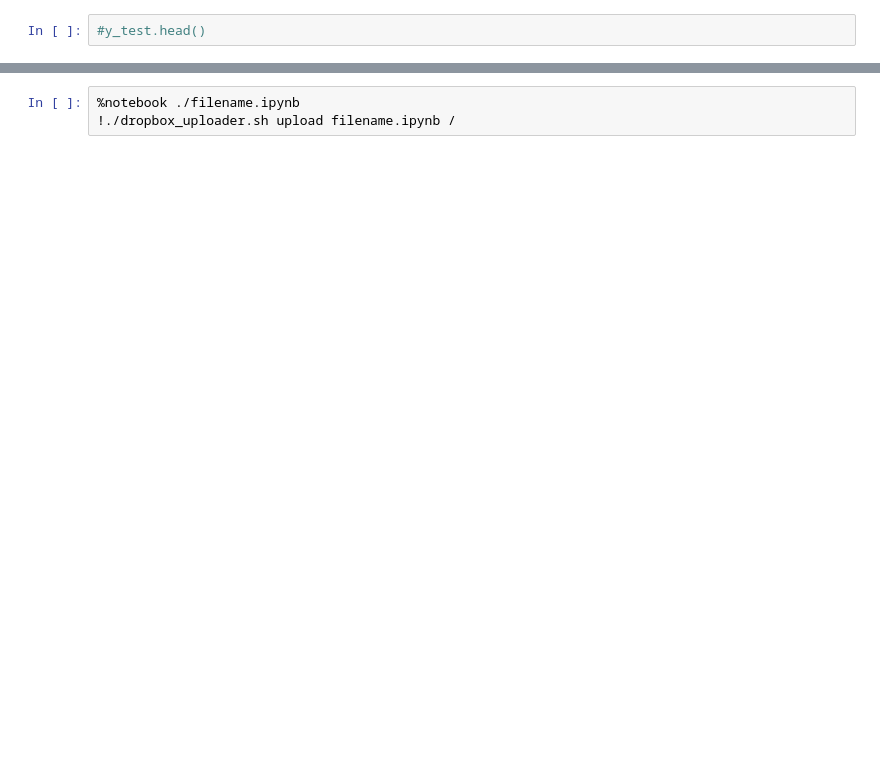
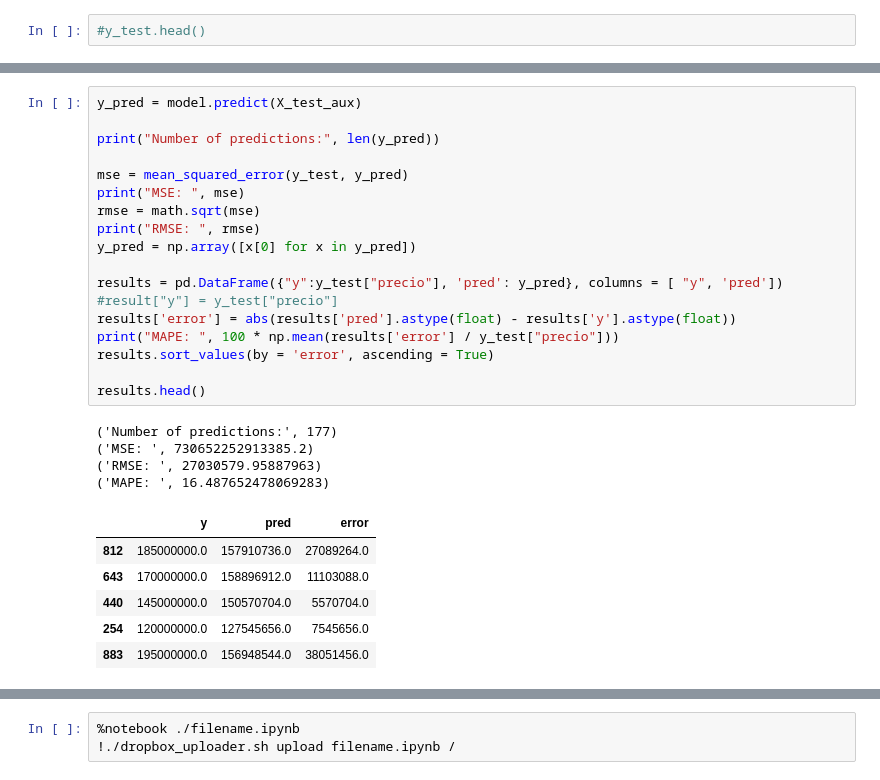
Before and after one commit to obabilonia/funciones_general, a Jupyter notebook: filename_ANN.ipynb, the cells around one changed output, grey strips where cells are left out. Saved outputs shown, nothing was run; the diff lists cells and outputs as text; blank space fills up the shorter version.

```diff
--- a/filename_ANN.ipynb
+++ b/filename_ANN.ipynb
@@ -1062,0 +1096,29 @@ random_grid
+# %%
+y_pred = model.predict(X_test_aux)
+
+print("Number of predictions:", len(y_pred))
+
+mse = mean_squared_error(y_test, y_pred)
+print("MSE: ", mse)
+rmse = math.sqrt(mse)
+print("RMSE: ", rmse)
+y_pred = np.array([x[0] for x in y_pred])
+
+results = pd.DataFrame({"y":y_test["precio"], 'pred': y_pred}, columns = [ "y", 'pred'])
+#result["y"] = y_test["precio"]
+results['error'] = abs(results['pred'].astype(float) - results['y'].astype(float))
+print("MAPE: ", 100 * np.mean(results['error'] / y_test["precio"]))
+results.sort_values(by = 'error', ascending = True)
+
+results.head()
+# %% [output]
+('Number of predictions:', 177)
+('MSE: ', 730652252913385.2)
+('RMSE: ', 27030579.95887963)
+('MAPE: ', 16.487652478069283)
+|  | y | pred | error |
+| 812 | 185000000.0 | 157910736.0 | 27089264.0 |
+| 643 | 170000000.0 | 158896912.0 | 11103088.0 |
+| 440 | 145000000.0 | 150570704.0 | 5570704.0 |
+| 254 | 120000000.0 | 127545656.0 | 7545656.0 |
+| 883 | 195000000.0 | 156948544.0 | 38051456.0 |
```
Also changed, not shown: parts of 10 cells of this notebook.
